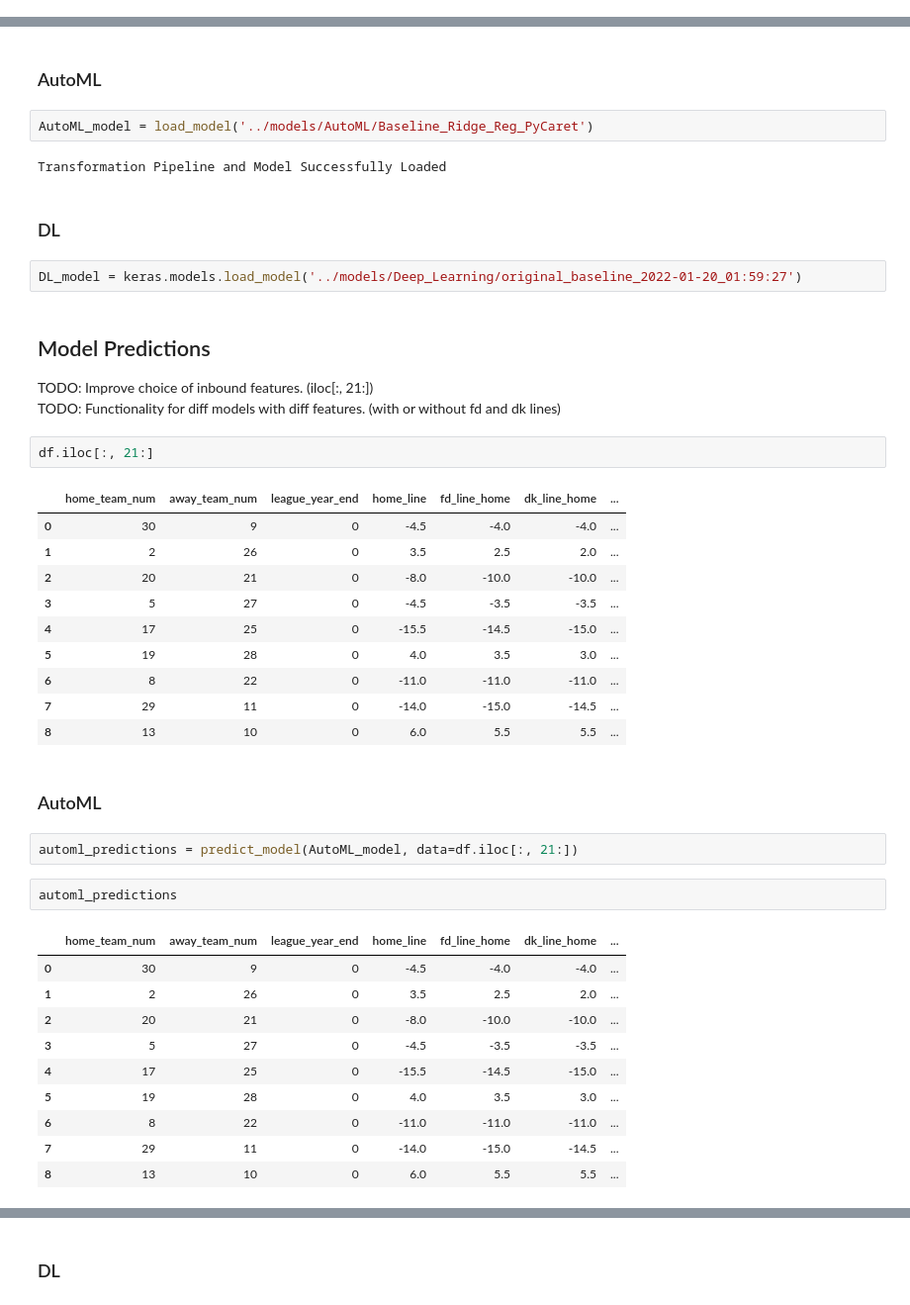
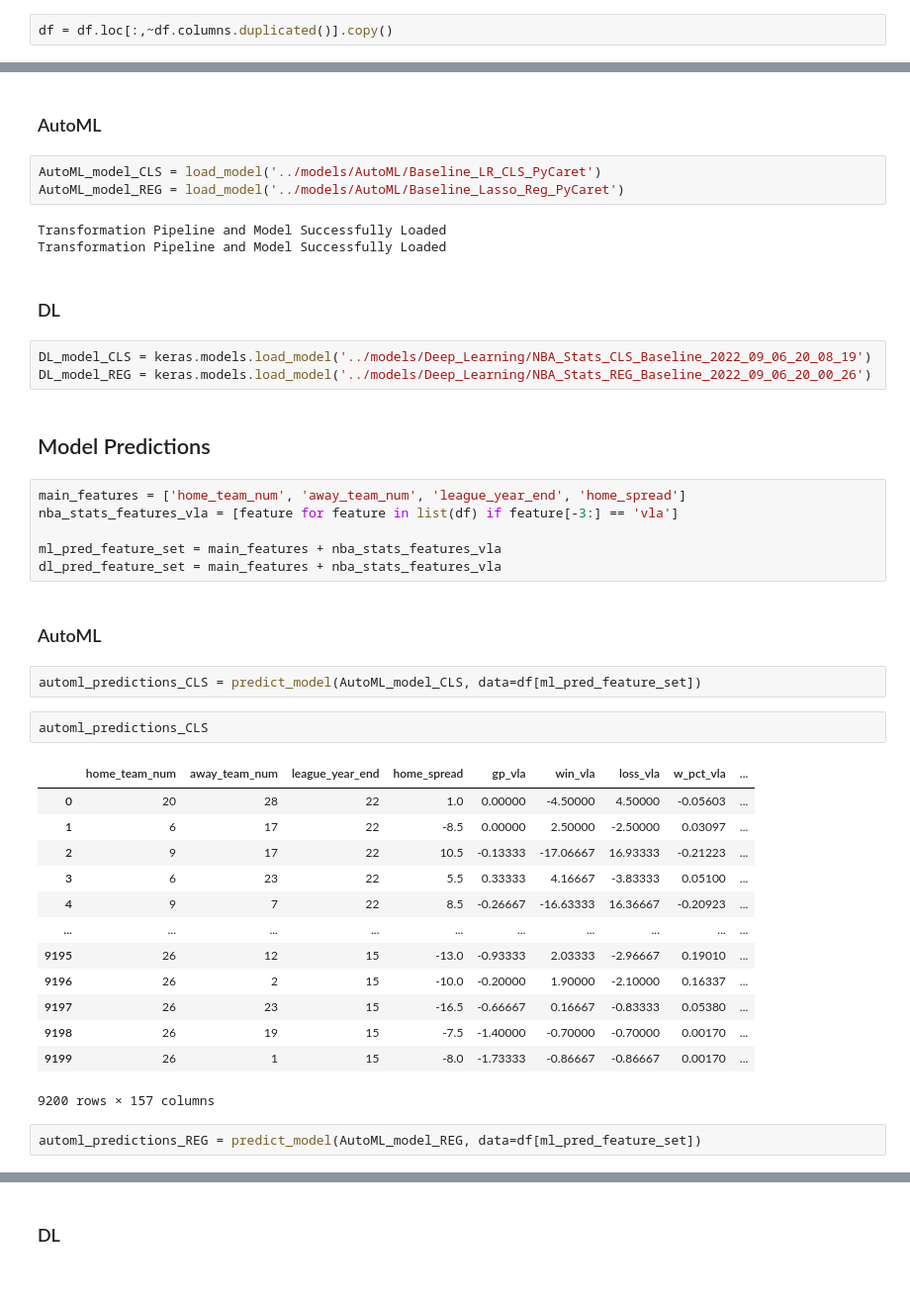
Before and after one commit to NBA-Betting/NBA_Betting, a Jupyter notebook: notebooks/3_Game_Record_Setup.ipynb, the cells around one changed output, grey strips where cells are left out. Shown: that part at 99% size. Drawn from its saved outputs; the diff is of its cells as text.

Commit message:
Baseline modeling and game record update.

```diff
--- a/notebooks/3_Game_Record_Setup.ipynb
+++ b/notebooks/3_Game_Record_Setup.ipynb
@@ -141,5 +76,7 @@ WHERE cdi.game_id LIKE '20220214%%'"""
 # %%
 df = pd.read_sql(sql=query, con=connection)
+# %%
+df = df.loc[:,~df.columns.duplicated()].copy()
 # %%
 df.info()
 # %% [output]
@@ -179,45 +106,43 @@ df.head(10)
 # %% [markdown]
 ### AutoML
 # %%
-AutoML_model = load_model('../models/AutoML/Baseline_Ridge_Reg_PyCaret')
+AutoML_model_CLS = load_model('../models/AutoML/Baseline_LR_CLS_PyCaret')
+AutoML_model_REG = load_model('../models/AutoML/Baseline_Lasso_Reg_PyCaret')
 # %% [output]
 Transformation Pipeline and Model Successfully Loaded
+Transformation Pipeline and Model Successfully Loaded
 # %% [markdown]
 ### DL
 # %%
-DL_model = keras.models.load_model('../models/Deep_Learning/original_baseline_2022-01-20_01:59:27')
+DL_model_CLS = keras.models.load_model('../models/Deep_Learning/NBA_Stats_CLS_Baseline_2022_09_06_20_08_19')
+DL_model_REG = keras.models.load_model('../models/Deep_Learning/NBA_Stats_REG_Baseline_2022_09_06_20_00_26')
 # %% [markdown]
 ## Model Predictions
-
-TODO: Improve choice of inbound features. (iloc[:, 21:])
-TODO: Functionality for diff models with diff features. (with or without fd and dk lines)
 # %%
-df.iloc[:, 21:]
+main_features = ['home_team_num', 'away_team_num', 'league_year_end', 'home_spread']
+nba_stats_features_vla = [feature for feature in list(df) if feature[-3:] == 'vla']
+
+ml_pred_feature_set = main_features + nba_stats_features_vla
+dl_pred_feature_set = main_features + nba_stats_features_vla
-# %% [output]
-|  | home_team_num | away_team_num | league_year_end | home_line | fd_line_home | dk_line_home | ... |
-| 0 | 30 | 9 | 0 | -4.5 | -4.0 | -4.0 | ... |
-| 1 | 2 | 26 | 0 | 3.5 | 2.5 | 2.0 | ... |
-| 2 | 20 | 21 | 0 | -8.0 | -10.0 | -10.0 | ... |
-| 3 | 5 | 27 | 0 | -4.5 | -3.5 | -3.5 | ... |
-| 4 | 17 | 25 | 0 | -15.5 | -14.5 | -15.0 | ... |
-| 5 | 19 | 28 | 0 | 4.0 | 3.5 | 3.0 | ... |
-| 6 | 8 | 22 | 0 | -11.0 | -11.0 | -11.0 | ... |
-| 7 | 29 | 11 | 0 | -14.0 | -15.0 | -14.5 | ... |
-| 8 | 13 | 10 | 0 | 6.0 | 5.5 | 5.5 | ... |
 # %% [markdown]
 ### AutoML
 # %%
-automl_predictions = predict_model(AutoML_model, data=df.iloc[:, 21:])
+automl_predictions_CLS = predict_model(AutoML_model_CLS, data=df[ml_pred_feature_set])
 # %%
-automl_predictions
+automl_predictions_CLS
 # %% [output]
-|  | home_team_num | away_team_num | league_year_end | home_line | fd_line_home | dk_line_home | ... |
-| 0 | 30 | 9 | 0 | -4.5 | -4.0 | -4.0 | ... |
-| 1 | 2 | 26 | 0 | 3.5 | 2.5 | 2.0 | ... |
-| 2 | 20 | 21 | 0 | -8.0 | -10.0 | -10.0 | ... |
-| 3 | 5 | 27 | 0 | -4.5 | -3.5 | -3.5 | ... |
-| 4 | 17 | 25 | 0 | -15.5 | -14.5 | -15.0 | ... |
-| 5 | 19 | 28 | 0 | 4.0 | 3.5 | 3.0 | ... |
-| 6 | 8 | 22 | 0 | -11.0 | -11.0 | -11.0 | ... |
-| 7 | 29 | 11 | 0 | -14.0 | -15.0 | -14.5 | ... |
-| 8 | 13 | 10 | 0 | 6.0 | 5.5 | 5.5 | ... |
+|  | home_team_num | away_team_num | league_year_end | home_spread | gp_vla | win_vla | loss_vla | w_pct_vla | ... |
+| 0 | 20 | 28 | 22 | 1.0 | 0.00000 | -4.50000 | 4.50000 | -0.05603 | ... |
+| 1 | 6 | 17 | 22 | -8.5 | 0.00000 | 2.50000 | -2.50000 | 0.03097 | ... |
+| 2 | 9 | 17 | 22 | 10.5 | -0.13333 | -17.06667 | 16.93333 | -0.21223 | ... |
+| 3 | 6 | 23 | 22 | 5.5 | 0.33333 | 4.16667 | -3.83333 | 0.05100 | ... |
+| 4 | 9 | 7 | 22 | 8.5 | -0.26667 | -16.63333 | 16.36667 | -0.20923 | ... |
+| ... | ... | ... | ... | ... | ... | ... | ... | ... | ... |
+| 9195 | 26 | 12 | 15 | -13.0 | -0.93333 | 2.03333 | -2.96667 | 0.19010 | ... |
+| 9196 | 26 | 2 | 15 | -10.0 | -0.20000 | 1.90000 | -2.10000 | 0.16337 | ... |
+| 9197 | 26 | 23 | 15 | -16.5 | -0.66667 | 0.16667 | -0.83333 | 0.05380 | ... |
+| 9198 | 26 | 19 | 15 | -7.5 | -1.40000 | -0.70000 | -0.70000 | 0.00170 | ... |
+| 9199 | 26 | 1 | 15 | -8.0 | -1.73333 | -0.86667 | -0.86667 | 0.00170 | ... |
+9200 rows × 157 columns
+# %%
+automl_predictions_REG = predict_model(AutoML_model_REG, data=df[ml_pred_feature_set])
```
Also changed, not shown: parts of 38 cells of this notebook, 20 other files.
